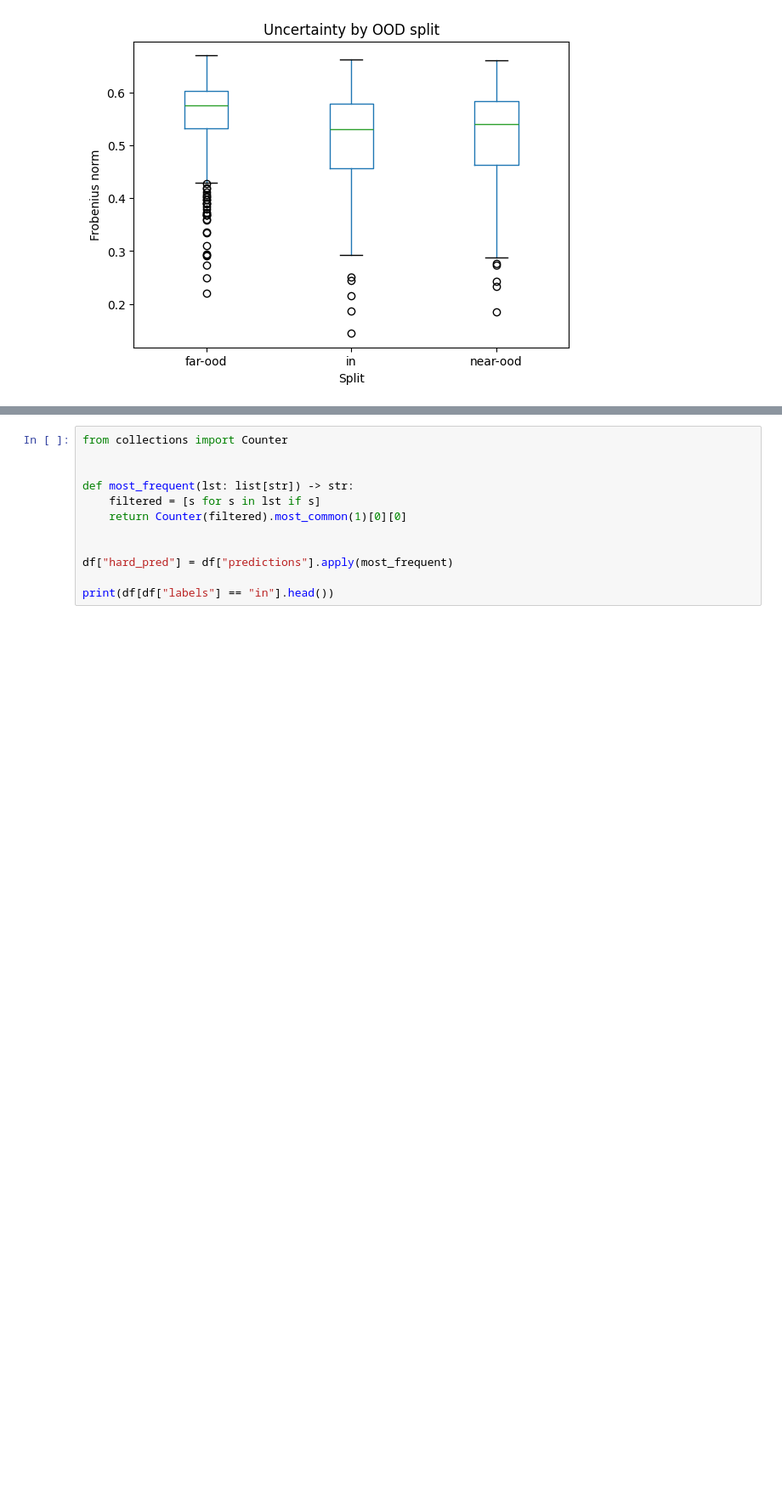
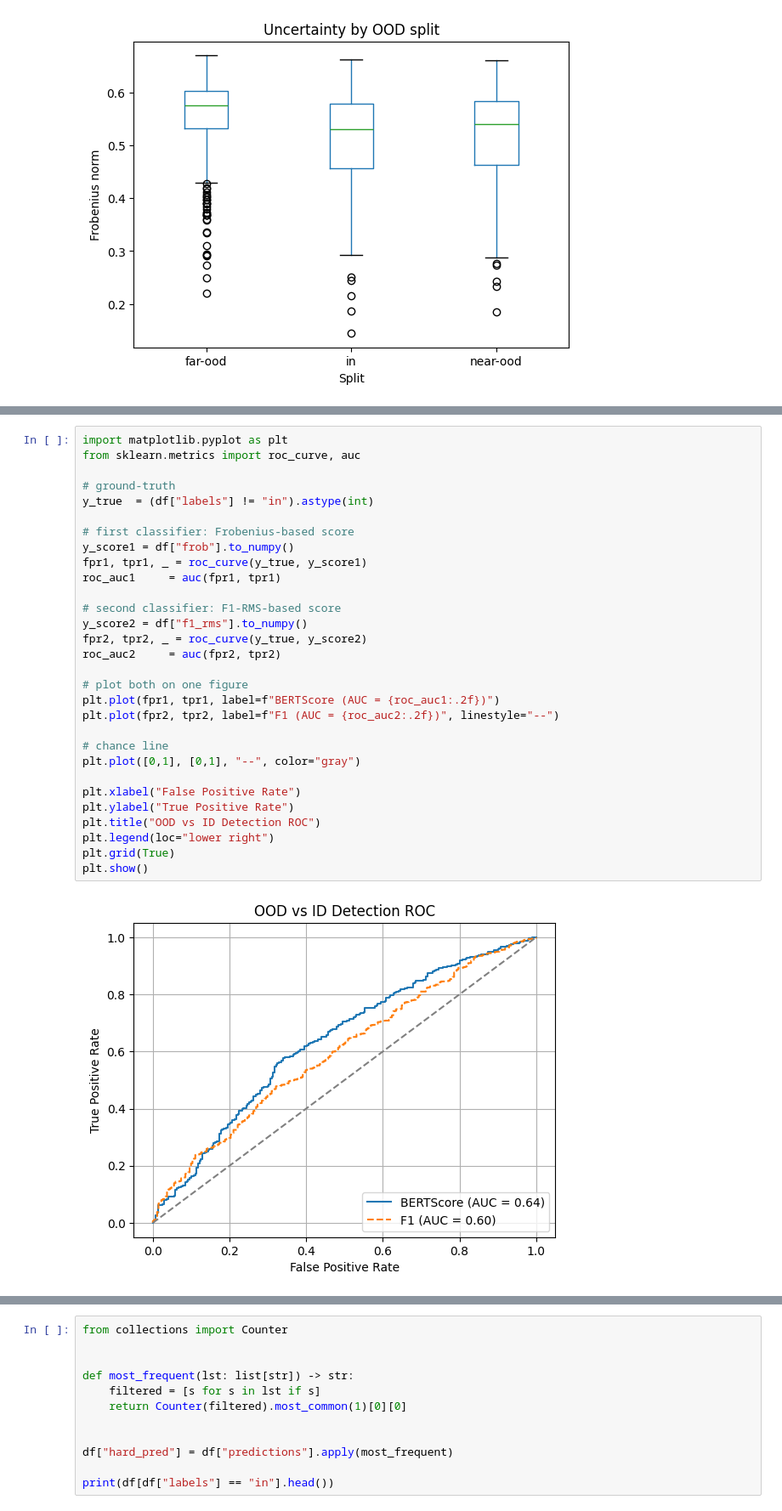
Before and after one commit to dries02/cbqa-ood, a Jupyter notebook: notebooks/results.ipynb, the cells around one changed output, grey strips where cells are left out. Shown: that part at 85% size. Saved outputs shown, nothing was run; the diff lists cells and outputs as text; blank space fills up the shorter version.

```diff
--- a/notebooks/results.ipynb
+++ b/notebooks/results.ipynb
@@ -73,0 +54,32 @@ plt.show()
+# %%
+import matplotlib.pyplot as plt
+from sklearn.metrics import roc_curve, auc
+
+# ground‐truth
+y_true  = (df["labels"] != "in").astype(int)
+
+# first classifier: Frobenius‐based score
+y_score1 = df["frob"].to_numpy()
+fpr1, tpr1, _ = roc_curve(y_true, y_score1)
+roc_auc1     = auc(fpr1, tpr1)
+
+# second classifier: F1‐RMS‐based score
+y_score2 = df["f1_rms"].to_numpy()
+fpr2, tpr2, _ = roc_curve(y_true, y_score2)
+roc_auc2     = auc(fpr2, tpr2)
+
+# plot both on one figure
+plt.plot(fpr1, tpr1, label=f"BERTScore (AUC = {roc_auc1:.2f})")
+plt.plot(fpr2, tpr2, label=f"F1 (AUC = {roc_auc2:.2f})", linestyle="--")
+
+# chance line
+plt.plot([0,1], [0,1], "--", color="gray")
+
+plt.xlabel("False Positive Rate")
+plt.ylabel("True Positive Rate")
+plt.title("OOD vs ID Detection ROC")
+plt.legend(loc="lower right")
+plt.grid(True)
+plt.show()
+# %% [output]
+[figure, added]
```
Also changed, not shown: parts of 7 cells of this notebook, 4 other files.
